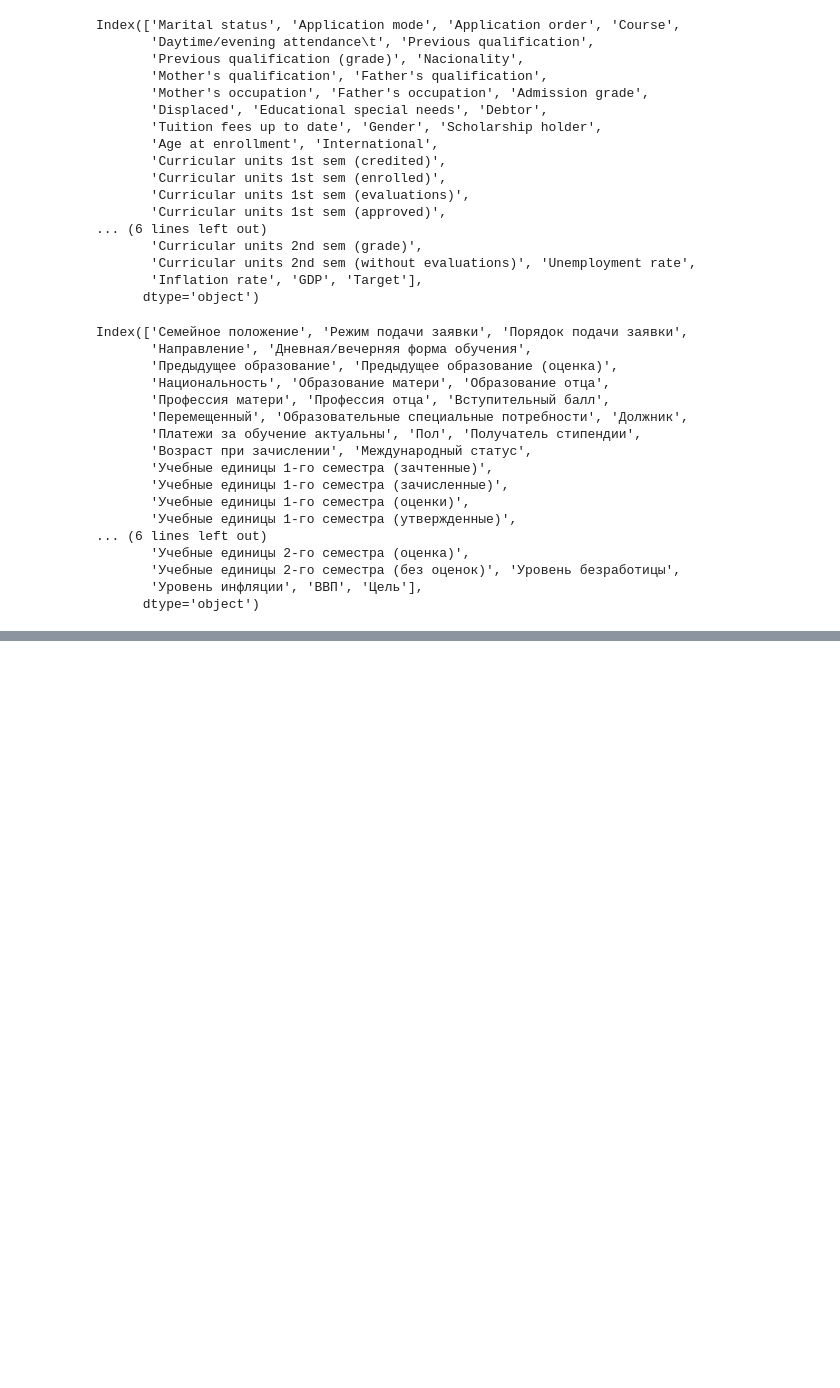
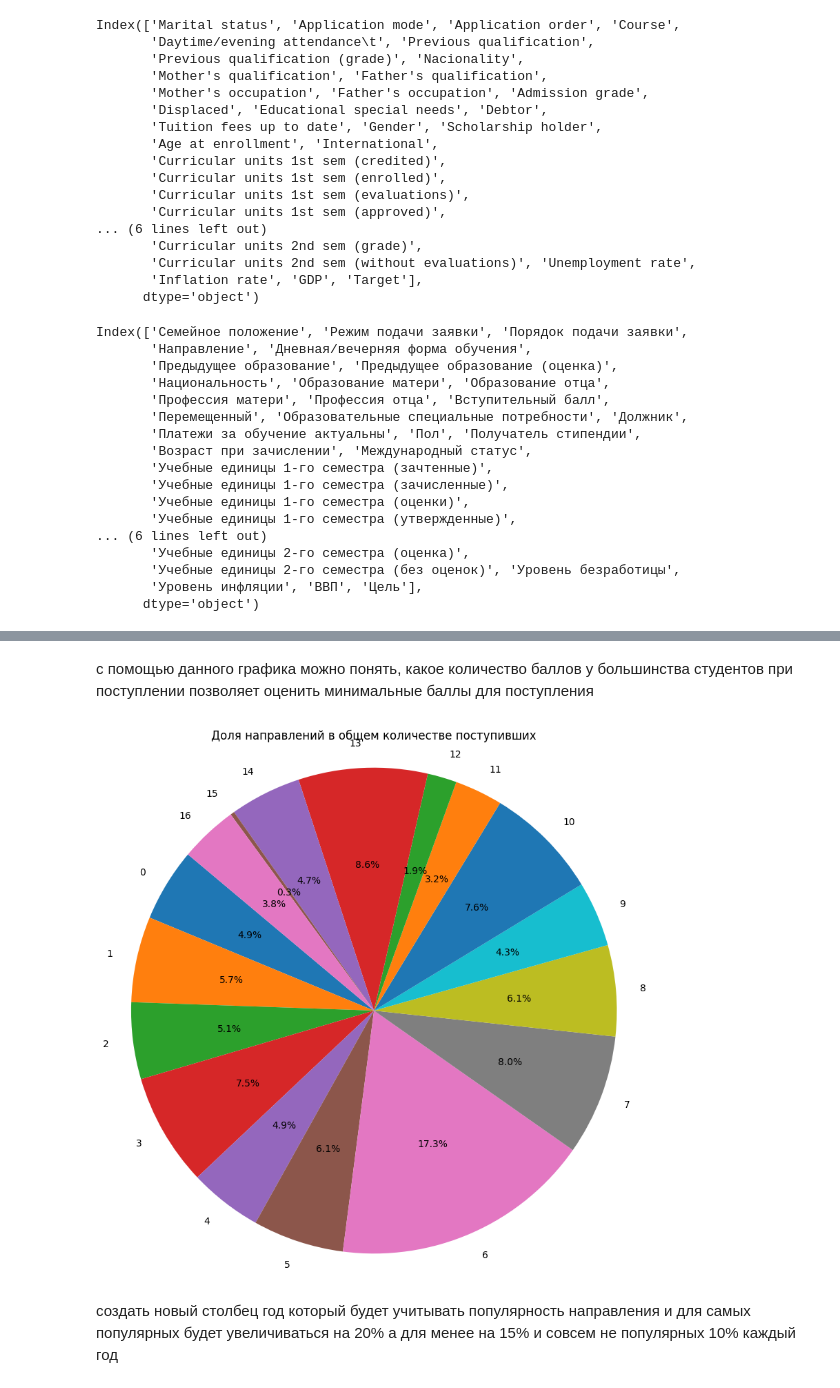
Before and after one commit to kristina-skoptsova/diplom, a Jupyter notebook: cleaned.ipynb, the cells around one changed output, grey strips where cells are left out. Saved outputs shown, nothing was run; the diff lists cells and outputs as text; code cells hidden in the pictures; blank space fills up the shorter version.

```diff
--- a/cleaned.ipynb
+++ b/cleaned.ipynb
@@ -136,0 +216,16 @@ new_df.to_csv(output_file_path, index=False, encoding='utf-8-sig')
+# %% [markdown]
+с помощью данного графика можно понять, какое количество баллов у большинства студентов при поступлении
+позволяет оценить минимальные баллы для поступления
+# %%
+grouped_data = new_df.groupby('Направление_код').size().reset_index(name='Количество_поступивших')
+grouped_data
+# Визуализация данных
+plt.figure(figsize=(10, 10))
+plt.pie(grouped_data['Количество_поступивших'], labels=grouped_data['Направление_код'], autopct='%1.1f%%', startangle=140)
+plt.title('Доля направлений в общем количестве поступивших')
+plt.axis('equal')
+plt.show()
+# %% [output]
+[figure, added]
+# %% [markdown]
+создать новый столбец год который будет учитывать популярность направления и для самых популярных будет увеличиваться на 20% а для менее на 15% и совсем не популярных 10% каждый год
```
Also changed, not shown: parts of 11 cells of this notebook.
